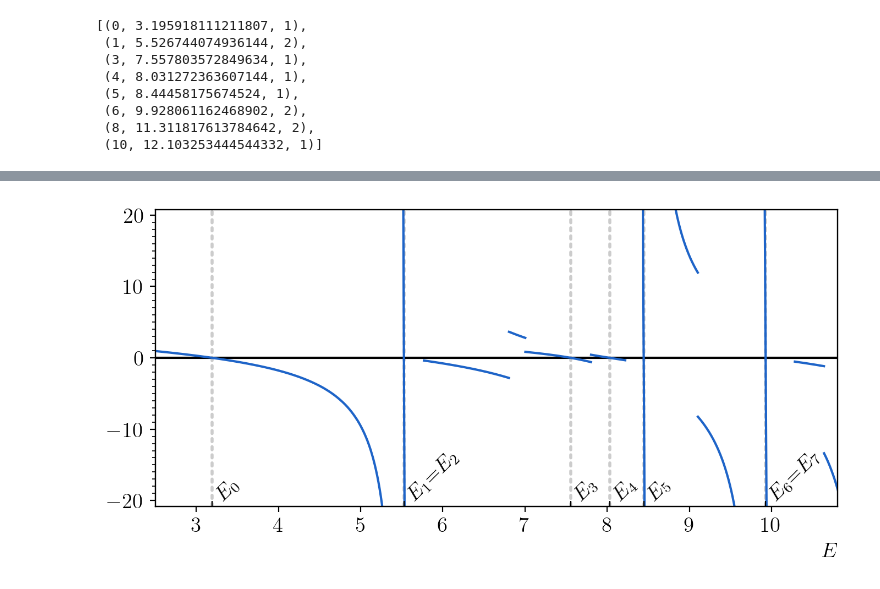
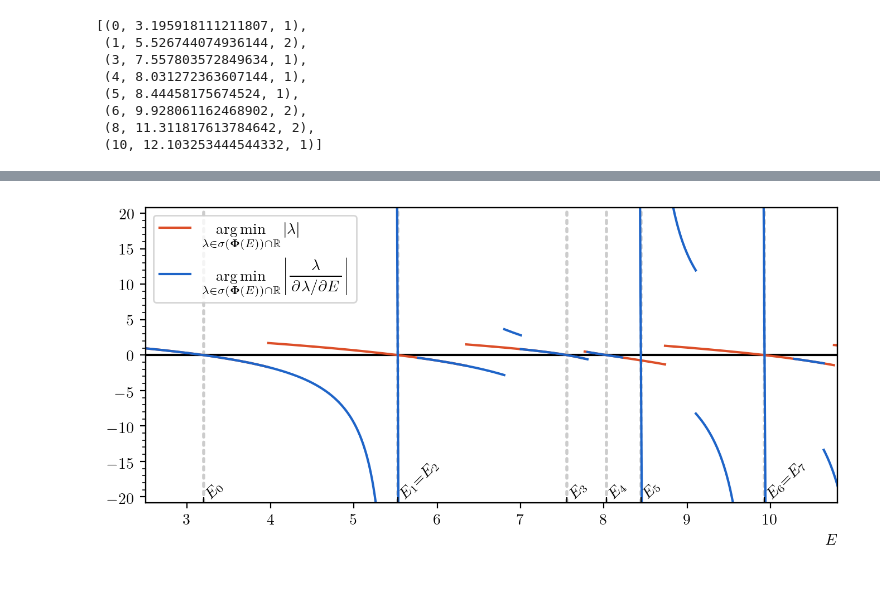
Before and after one commit to toonijn/PhD-thesis, a Jupyter notebook: img/chapter3/mismatch_rainbow.ipynb, the cells around one changed output, grey strips where cells are left out. Saved outputs shown, nothing was run; the diff lists cells and outputs as text; code cells hidden in the pictures.

```diff
--- a/img/chapter3/mismatch_rainbow.ipynb
+++ b/img/chapter3/mismatch_rainbow.ipynb
@@ -150,33 +150,56 @@ for i, e, m in  eigenvalues:
         ax.axvline(e, lw=2, ls=':', dash_capstyle="round", zorder=-1, c=ugent.zwart, alpha=0.2)
 
 
 lines_dicts = [{E: (e, de) for E, e, de in line} for line in lines]
 newton_lines = []
 prev_line = -1
 for E in Es:
     def key(i):
         d = lines_dicts[i]
         if E not in d:
             return 1e100
         e, de = d[E]
         return abs(e/de)
 
     i = min(range(len(lines_dicts)), key=key)
     if i != prev_line:
         newton_lines.append([])
     newton_lines[-1].append((E, lines_dicts[i][E][0]))
     prev_line = i
 
+smallest_lines = []
+prev_line = -1
+for E in Es:
+    def key(i):
+        d = lines_dicts[i]
+        if E not in d:
+            return 1e100
+        e, de = d[E]
+        return abs(e)
 
-for line in newton_lines:
+    i = min(range(len(lines_dicts)), key=key)
+    if i != prev_line:
+        smallest_lines.append([])
+    smallest_lines[-1].append((E, lines_dicts[i][E][0]))
+    prev_line = i
+
+
+for i, line in enumerate(smallest_lines):
     ees, data = zip(*line)
-    ax.plot(ees, data, color=ugent.blauw)
+    args = {} if i > 0 else {"label": r"$\displaystyle\argmin_{\lambda \in \sigma(\vb{\Phi}(E)) \cap \mathbb{R}} \left|\lambda\right|$"}
+    ax.plot(ees, data, color=ugent.rood, **args)
+
+for i, line in enumerate(newton_lines):
+    ees, data = zip(*line)
+    args = {} if i > 0 else {"label": r"$\displaystyle\argmin_{\lambda \in \sigma(\vb{\Phi}(E)) \cap \mathbb{R}} \left|\frac{\lambda}{\pdv*[]{\lambda}{E}}\right|$"}
+    ax.plot(ees, data, color=ugent.blauw, **args)
 
 ax.set_ylim(ylow, yhigh)
 ax.set_xlim(xlow, xhigh)
 ax.axhline(0, color=ugent.zwart, zorder=-2)
 ax.set_xlabel('$E$', loc='right')
+ax.legend(loc="upper left")
 
 plt.savefig('mismatch_newton.pdf', bbox_inches="tight")
 # %% [output]
-[figure, old version]
+[figure, new version]
```
Also changed, not shown: parts of 3 cells of this notebook, 22 other files.
